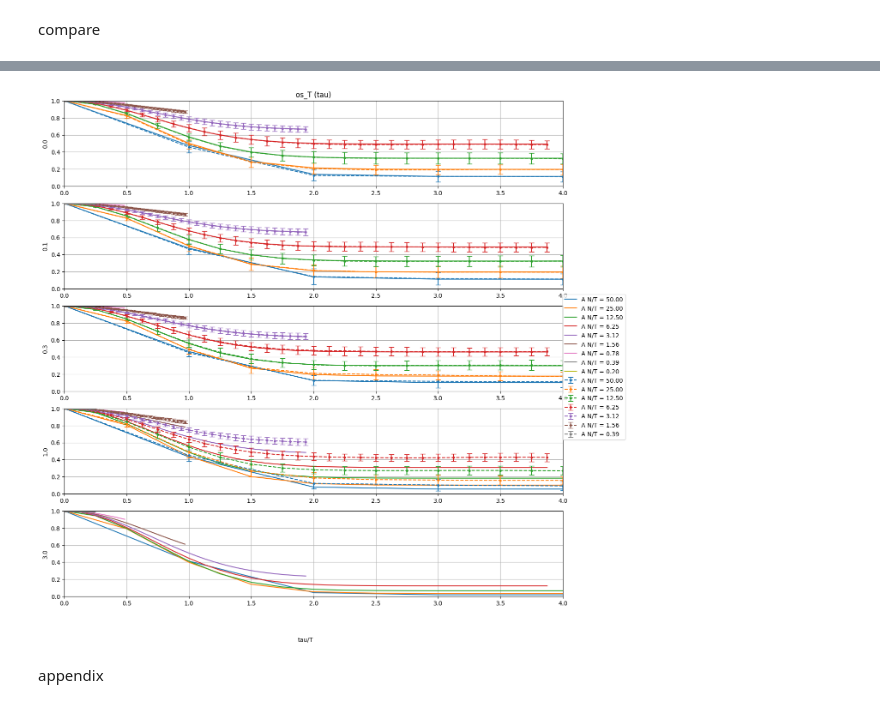
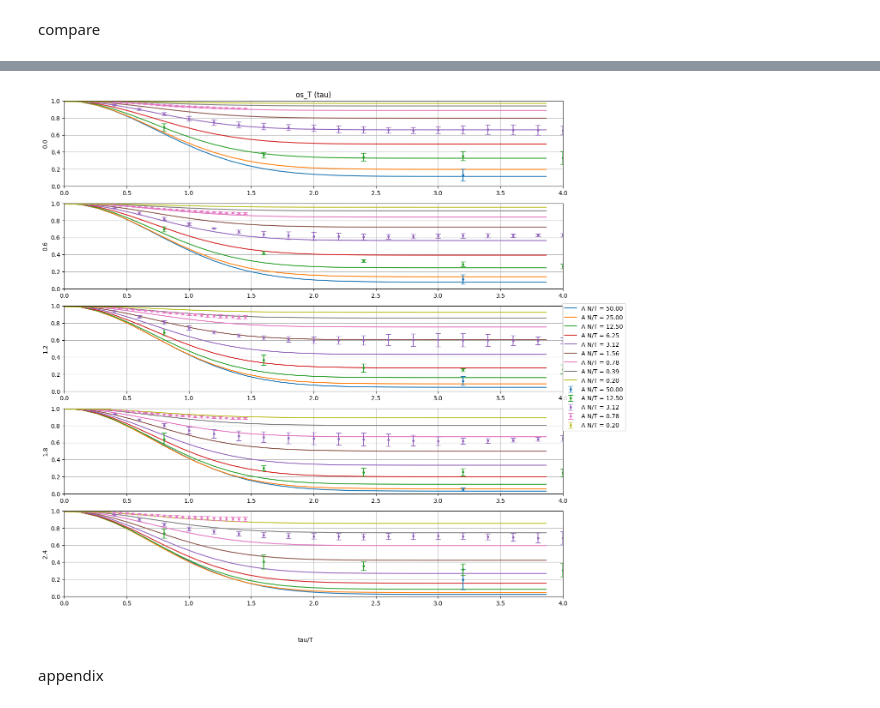
Before and after one commit to zhaoz0314/random-EI, a Jupyter notebook: pseudospatial/predictions.ipynb, the cells around one changed output, grey strips where cells are left out. Saved outputs shown, nothing was run; the diff lists cells and outputs as text; code cells hidden in the pictures.

```diff
--- a/pseudospatial/predictions.ipynb
+++ b/pseudospatial/predictions.ipynb
@@ -316,8 +316,8 @@ plot
 color_s = plt.rcParams['axes.prop_cycle'].by_key()['color']
 activity_type_s = ["h (or n)", "r"]
 # %%
-ext_unscaled_std_s = jnp.array([0, 0.1, 0.3, 1, 3])
-relative_lag_s = jnp.arange(32) * 10
+ext_unscaled_std_s = jnp.array([0, 0.6, 1.2, 1.8, 2.4])
+rescaled_relative_lag_s = jnp.arange(30) / 30 * 4
 part_n_s = jnp.array([500, 1000, 2000])
 window_len_s = jnp.array([10, 20, 40, 80, 160, 320, 640, 1280, 2560])
 
@@ -334,7 +334,7 @@ for ext_unscaled_std_idx in range(len(ext_unscaled_std_s)):
   all_cov_s[ext_unscaled_std_idx] = all_cov_s_fct(m_acov_s[ext_unscaled_std_idx],
                                                   4, ext_unscaled_std_s[ext_unscaled_std_idx])
   prediction_s[ext_unscaled_std_idx] = prediction_s_fct(all_cov_s[ext_unscaled_std_idx],
-                                                        relative_lag_s, window_len_s, part_n_s)
+                                                        rescaled_relative_lag_s, window_len_s, part_n_s)
   end_time = time.time()
   print(end_time - start_time)
 # %% [output]
@@ -397,21 +397,20 @@ legend_type_s = jnp.sort(jnp.unique(part_n_s / jnp.expand_dims(window_len_s, 1))
 
 for activity_type_idx in range(2):
   for ext_unscaled_std_idx in range(len(ext_unscaled_std_s)):
-    subfig_s[ext_unscaled_std_idx, activity_type_idx].set(ylim = (0,1))
+    subfig_s[ext_unscaled_std_idx, activity_type_idx].set(xlim = (0, 4), ylim = (0,1))
     subfig_s[ext_unscaled_std_idx, 0].set(ylabel = "{0:.1f}".format(ext_unscaled_std_s[ext_unscaled_std_idx]))
     for part_n_idx in range(len(part_n_s)):
       for window_len_idx in range(len(window_len_s)):
         subfig_s[ext_unscaled_std_idx, activity_type_idx
-        ].plot(relative_lag_s / part_n_s[part_n_idx],
+        ].plot(rescaled_relative_lag_s,
                prediction_s[ext_unscaled_std_idx][activity_type_idx][1][part_n_idx, window_len_idx, :],
                color = color_s[better_searchsorted(
                  legend_type_s, part_n_s[part_n_idx] / window_len_s[window_len_idx]) % len(color_s)],
                label = ("{0}/{1}".format(part_n_s[part_n_idx], window_len_s[window_len_idx])
-                        if ext_unscaled_std_idx + activity_type_idx == 0 else ""),
-               linestyle = "", marker = ".")
+                        if ext_unscaled_std_idx + activity_type_idx == 0 else ""))
 
 fig.legend(loc = "outside right")
 subfig_s[0, 0].set(title = "os_T (tau), " + activity_type_s[0])
 subfig_s[0, 1].set(title = "os_T (tau), " + activity_type_s[1])
-fig.text(0.5, 0.04, "tau/N", ha = "center")
+fig.text(0.5, 0.04, "tau/T", ha = "center")
 # %% [output]
@@ -420,24 +418,0 @@ Text(0.5, 0.04, 'tau/N')
-# %%
-legend_type_s = jnp.sort(jnp.unique(part_n_s / jnp.expand_dims(window_len_s, 1)))
-
-[fig, subfig_s] = plt.subplots(len(ext_unscaled_std_s), 2, figsize = (15,15), squeeze = False)
-
-for activity_type_idx in range(2):
-  for ext_unscaled_std_idx in range(len(ext_unscaled_std_s)):
-    subfig_s[ext_unscaled_std_idx, activity_type_idx].set(xlim = (0, 4), ylim = (0,1))
-    subfig_s[ext_unscaled_std_idx, 0].set(ylabel = "{0:.1f}".format(ext_unscaled_std_s[ext_unscaled_std_idx]))
-    for part_n_idx in range(len(part_n_s)):
-      for window_len_idx in range(len(window_len_s)):
-        subfig_s[ext_unscaled_std_idx, activity_type_idx
-        ].plot(relative_lag_s / window_len_s[window_len_idx],
-               prediction_s[ext_unscaled_std_idx][activity_type_idx][1][part_n_idx, window_len_idx, :],
-               color = color_s[better_searchsorted(
-                 legend_type_s, part_n_s[part_n_idx] / window_len_s[window_len_idx]) % len(color_s)],
-               label = ("{0}/{1}".format(part_n_s[part_n_idx], window_len_s[window_len_idx])
-                        if ext_unscaled_std_idx + activity_type_idx == 0 else ""),
-               linestyle = "", marker = ".")
-
-fig.legend(loc = "outside right")
-subfig_s[0, 0].set(title = "os_T (tau), " + activity_type_s[0])
-subfig_s[0, 1].set(title = "os_T (tau), " + activity_type_s[1])
-fig.text(0.5, 0.04, "tau/T", ha = "center")
@@ -526,36 +486,36 @@ def lagged_val_stat_s_fct(stat_s_wrt_amp_s):
 lagged_val_stat_s = lagged_val_stat_s_fct([lagged_os_s_free, lagged_os_s])
 
 
 # plot
 [fig, subfig_s] = plt.subplots(len(ext_unscaled_std_s), 1, figsize = (15,15), squeeze = False)
 
 for ext_unscaled_std_idx in range(len(ext_unscaled_std_s)):
   for window_len_idx in range(len(window_len_s)):
     subfig_s[ext_unscaled_std_idx, 0
-    ].plot(relative_lag_s / window_len_s[window_len_idx],
+    ].plot(rescaled_relative_lag_s,
            prediction_s[ext_unscaled_std_idx][1][1][sim_part_n_idx, window_len_idx, :],
            color = color_s[window_len_idx],
            label = ("A N/T = {:.2f}".format(part_n_s[sim_part_n_idx] / window_len_s[window_len_idx])
                     if ext_unscaled_std_idx == 0 else ""))
   for sim_window_len_idx in range(len(sim_window_len_s)):
     window_len_idx = better_searchsorted(window_len_s, sim_window_len_s[sim_window_len_idx])
     subfig_s[ext_unscaled_std_idx, 0
     ].errorbar(samp_sep_s  / sim_window_len_s[sim_window_len_idx], lagged_val_stat_s[0][ext_unscaled_std_idx, sim_window_len_idx],
                           yerr = lagged_val_stat_s[1][ext_unscaled_std_idx, sim_window_len_idx], capsize = 4,
                           label = ("A N/T = {:.2f}".format(part_n_s[sim_part_n_idx] / window_len_s[window_len_idx])
                     if ext_unscaled_std_idx == 0 else ""),
                           color = color_s[window_len_idx],
-                                   linestyle = "--", marker = ".")
+                                   linestyle = "", marker = ".")
   subfig_s[ext_unscaled_std_idx, 0].set(xlim = (0, 4), ylim = (0,1),
                                         ylabel = "{0:.1f}".format(ext_unscaled_std_s[ext_unscaled_std_idx]))
 fig.legend(loc = "outside right")
 subfig_s[0, 0].set(title = "os_T (tau)")
 fig.text(0.5, 0.04, "tau/T", ha = "center")
 
 for subfig in subfig_s.flatten():
   subfig.grid()
 # %% [output]
-[figure, old version]
+[figure, new version]
 # %% [markdown]
 appendix
 # %%
```
Also changed, not shown: parts of 9 cells of this notebook, 1 other file.
